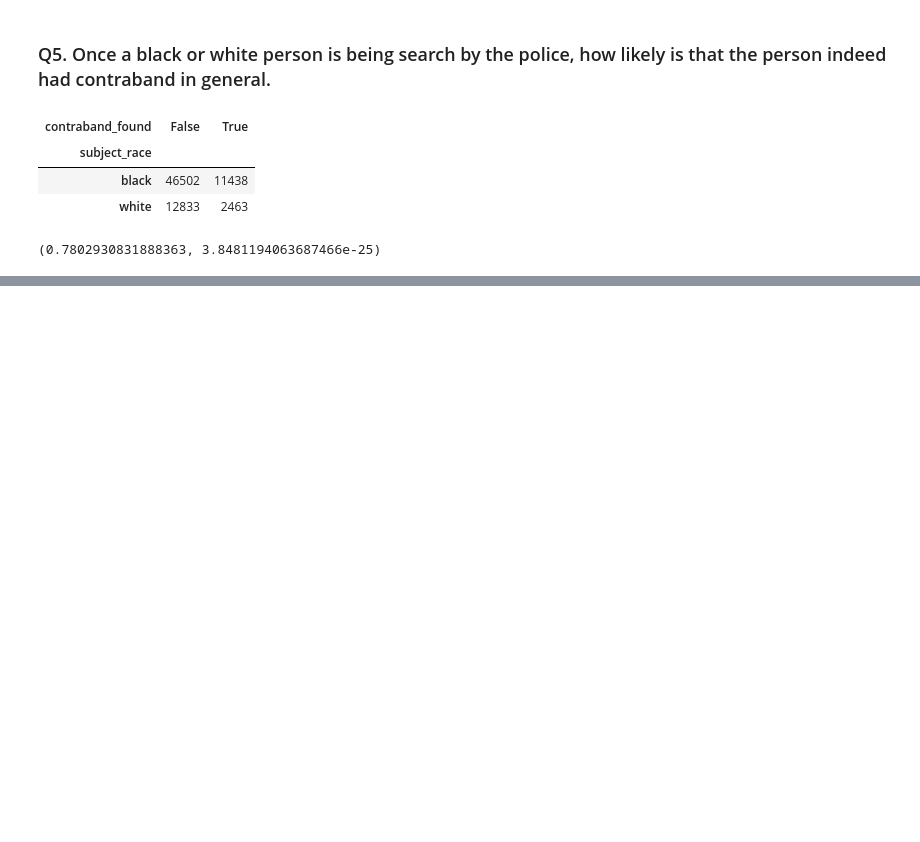
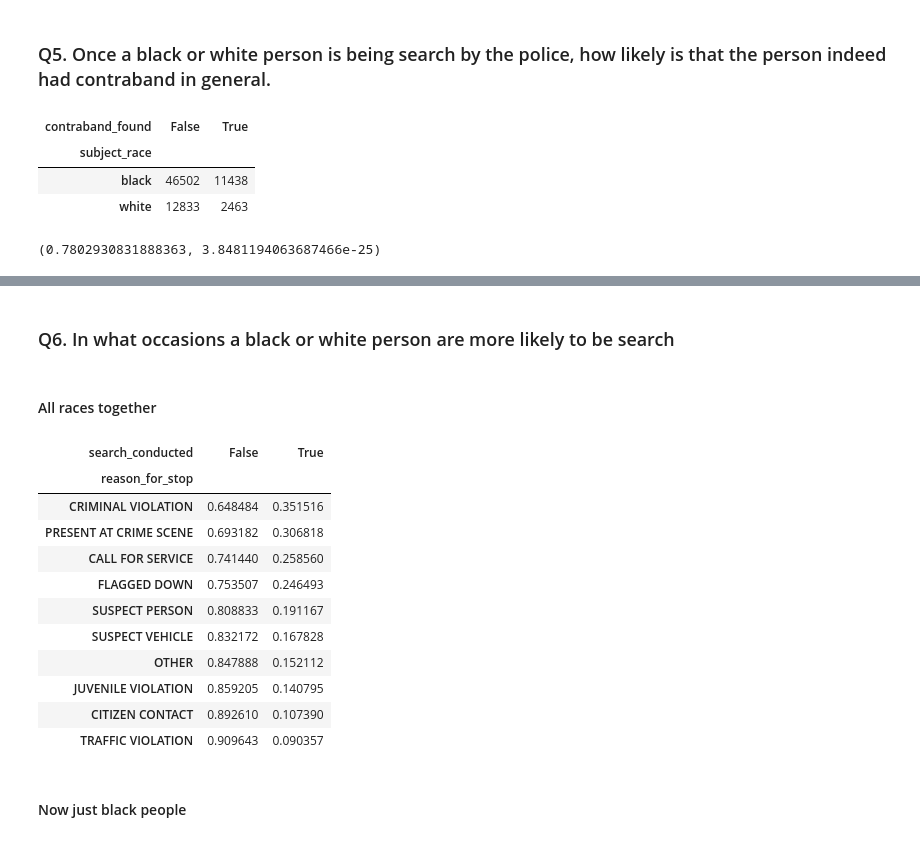
Before and after one commit to albertoabreu91/Practice_zone, a Jupyter notebook: New_Orleans_police.ipynb, the cells around one changed output, grey strips where cells are left out. Cells and saved outputs as stored; diff of their text form; code cells hidden in the pictures; blank space fills up the shorter version.

```diff
--- a/New_Orleans_police.ipynb
+++ b/New_Orleans_police.ipynb
@@ -389,0 +438,23 @@ data_search_true_xtab
+# %% [markdown]
+### Q6. In what occasions a black or white person are more likely to be search
+# %% [markdown]
+#### All races together
+# %%
+(data.groupby('reason_for_stop').search_conducted.value_counts(normalize=True)
+.unstack().sort_values(by=True,ascending=False).head(10)
+)
+# %% [output]
+| search_conducted | False | True |
+| reason_for_stop |  |  |
+| CRIMINAL VIOLATION | 0.648484 | 0.351516 |
+| PRESENT AT CRIME SCENE | 0.693182 | 0.306818 |
+| CALL FOR SERVICE | 0.741440 | 0.258560 |
+| FLAGGED DOWN | 0.753507 | 0.246493 |
+| SUSPECT PERSON | 0.808833 | 0.191167 |
+| SUSPECT VEHICLE | 0.832172 | 0.167828 |
+| OTHER | 0.847888 | 0.152112 |
+| JUVENILE VIOLATION | 0.859205 | 0.140795 |
+| CITIZEN CONTACT | 0.892610 | 0.107390 |
+| TRAFFIC VIOLATION | 0.909643 | 0.090357 |
+# %% [markdown]
+#### Now just black people
```
Also changed, not shown: parts of 21 cells of this notebook.
